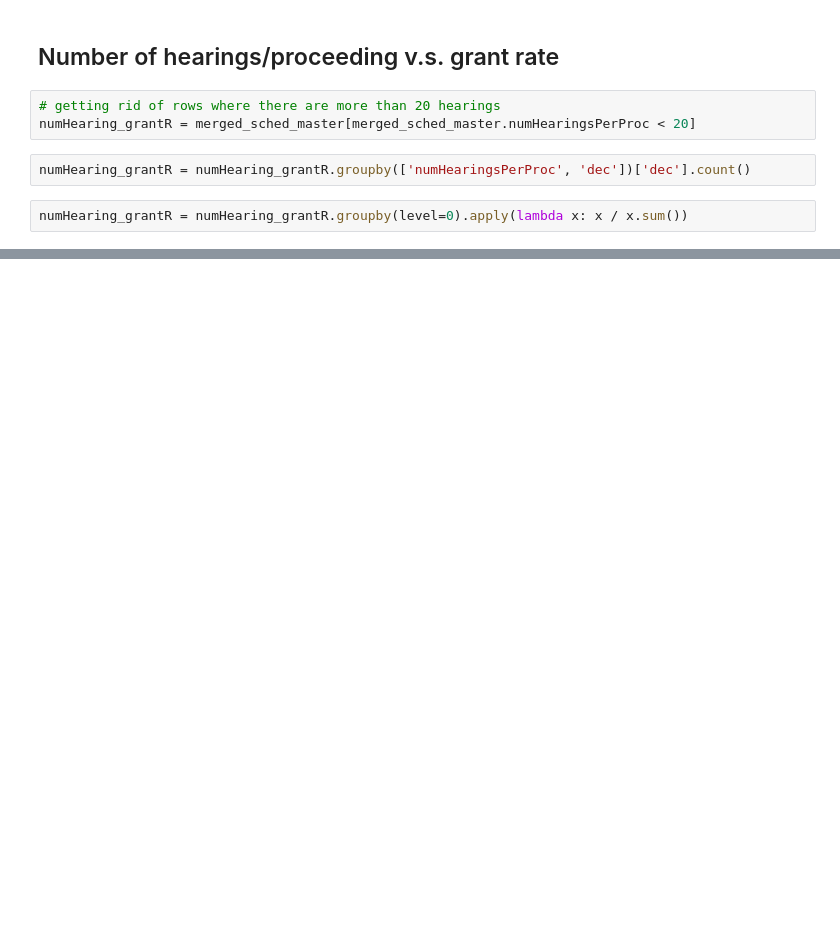
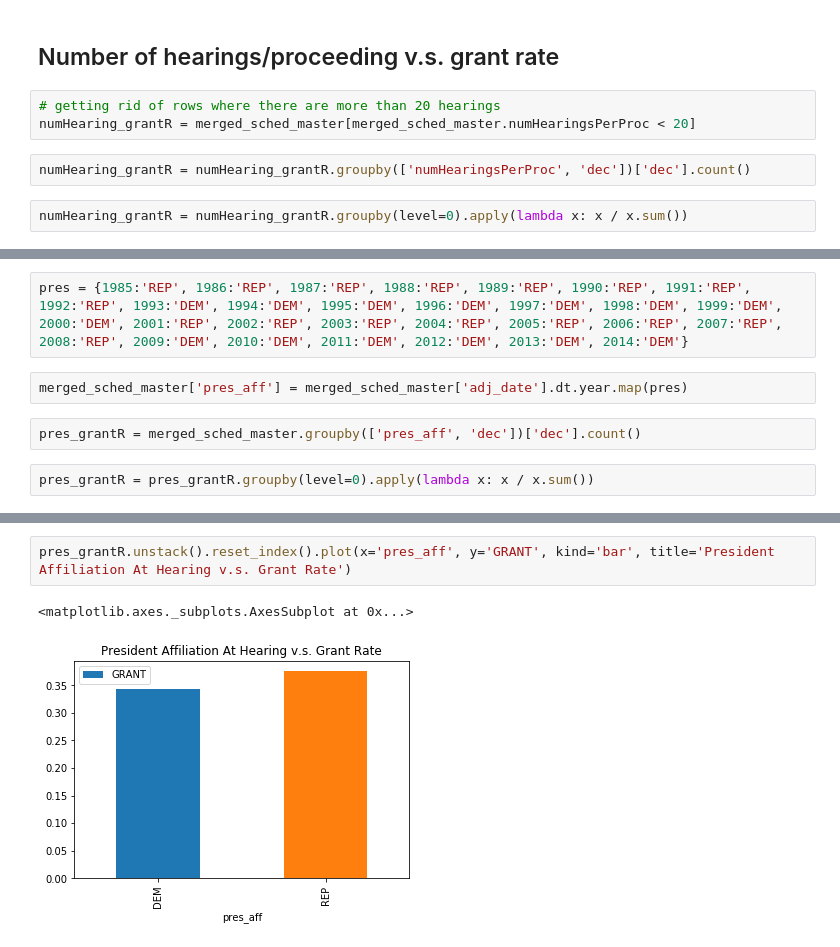
Before and after one commit to aspenyoo/refugees, a Jupyter notebook: Cleaning Schedule.ipynb, the cells around one changed output, grey strips where cells are left out. Drawn from its saved outputs; the diff is of its cells as text; blank space fills up the shorter version.

```diff
--- a/Cleaning Schedule.ipynb
+++ b/Cleaning Schedule.ipynb
@@ -319,0 +369,8 @@ sched_tbl.head(5)
+# %%
+pres = {1985:'REP', 1986:'REP', 1987:'REP', 1988:'REP', 1989:'REP', 1990:'REP', 1991:'REP', 1992:'REP', 1993:'DEM', 1994:'DEM', 1995:'DEM', 1996:'DEM', 1997:'DEM', 1998:'DEM', 1999:'DEM', 2000:'DEM', 2001:'REP', 2002:'REP', 2003:'REP', 2004:'REP', 2005:'REP', 2006:'REP', 2007:'REP', 2008:'REP', 2009:'DEM', 2010:'DEM', 2011:'DEM', 2012:'DEM', 2013:'DEM', 2014:'DEM'}
+# %%
+merged_sched_master['pres_aff'] = merged_sched_master['adj_date'].dt.year.map(pres)
+# %%
+pres_grantR = merged_sched_master.groupby(['pres_aff', 'dec'])['dec'].count()
+# %%
+pres_grantR = pres_grantR.groupby(level=0).apply(lambda x: x / x.sum())
@@ -319,0 +386,5 @@ sched_tbl.head(5)
+# %%
+pres_grantR.unstack().reset_index().plot(x='pres_aff', y='GRANT', kind='bar', title='President Affiliation At Hearing v.s. Grant Rate')
+# %% [output]
+<matplotlib.axes._subplots.AxesSubplot at 0x...>
+[figure, added]
```
Also changed, not shown: parts of 12 cells of this notebook.
